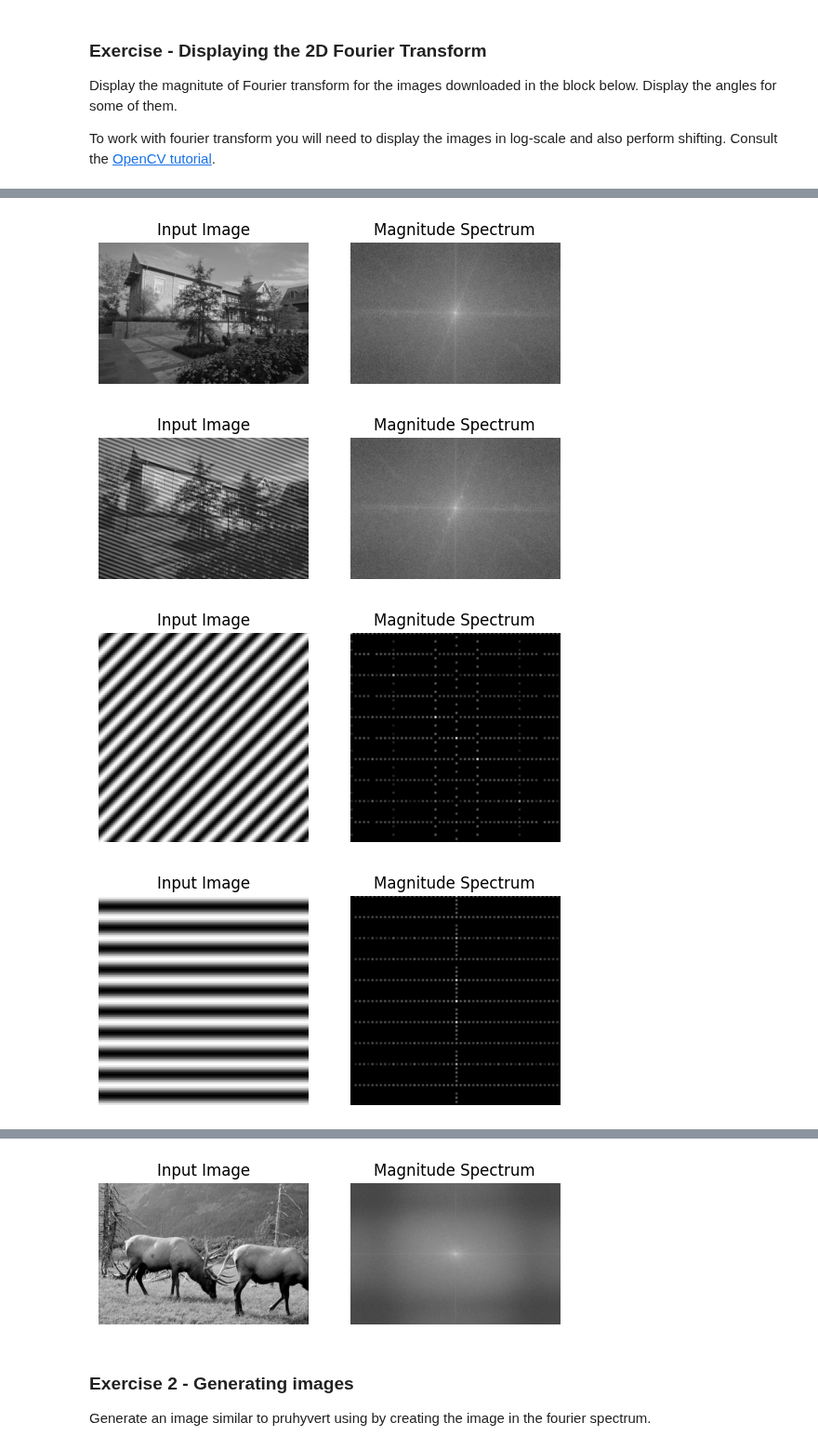
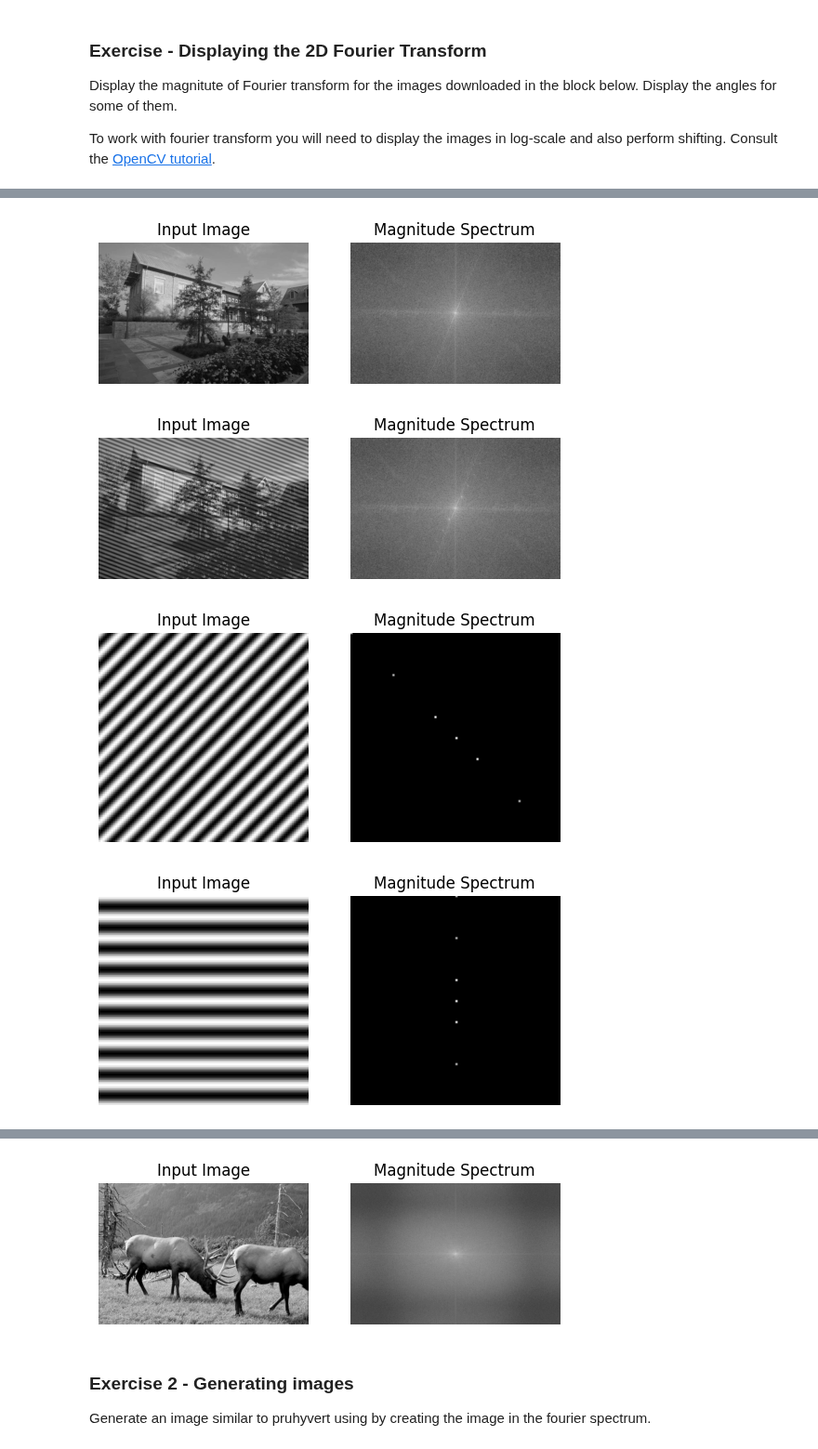
Before and after one commit to kocurvik/edu, a Jupyter notebook: PSO/notebooks/solutions/PSO_cv09_en_solution.ipynb, the cells around one changed output, grey strips where cells are left out. Shown at 93% size. Saved outputs shown, nothing was run; the diff lists cells and outputs as text; code cells hidden in the pictures.

```diff
--- a/PSO/notebooks/solutions/PSO_cv09_en_solution.ipynb
+++ b/PSO/notebooks/solutions/PSO_cv09_en_solution.ipynb
@@ -59,24 +59,24 @@ elk.png             100%[===================>]   1.92M  8.46MB/s    in 0.2s
 # %%
 def disp_fourier_mag(img):
-  dft = cv2.dft(np.float32(img),flags = cv2.DFT_COMPLEX_OUTPUT)
+  dft = np.fft.fft2(np.float32(img))
   dft_shift = np.fft.fftshift(dft)
-  magnitude_spectrum = 20 * np.log(cv2.magnitude(dft_shift[:,:,0],dft_shift[:,:,1]) + 1e-8)
+  magnitude_spectrum = 20 * np.log(np.abs(dft_shift) + 1e-8)
   plt.subplot(121),plt.imshow(img, cmap = 'gray')
   plt.axis('off')
   plt.title('Input Image')
   plt.subplot(122),plt.imshow(magnitude_spectrum, cmap = 'gray')
   plt.title('Magnitude Spectrum')
   plt.axis('off')
   plt.show()
 
 
 img_names = ['building.jpg', 'building_wavy.jpg', 'pruhysikme.pgm', 'pruhyhoriz.pgm', 'pruhyvert.pgm', 'elk.png']
 
 for img_name in img_names:
   img = cv2.imread(img_name, cv2.IMREAD_GRAYSCALE)
   disp_fourier_mag(img)
 # %% [output]
 [figure]
 [figure]
-[figure, old version]
+[figure, new version]
-[figure, old version]
+[figure, new version]
```
Also changed, not shown: parts of 4 cells of this notebook.
